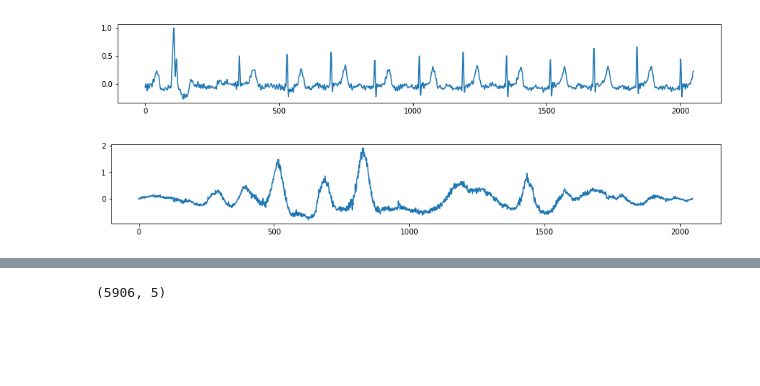
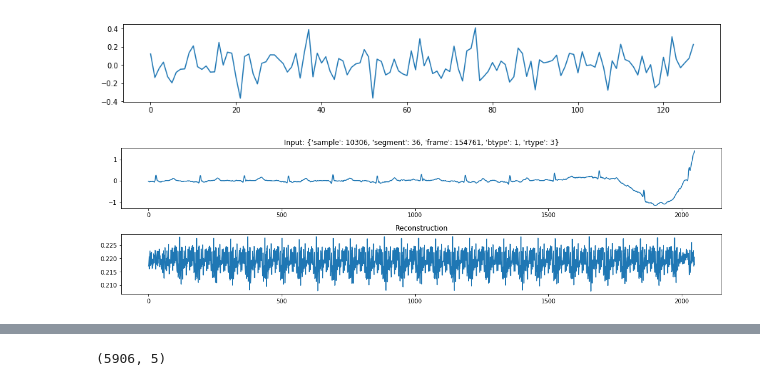
Before and after one commit to shawntan/icentia-ecg, a Jupyter notebook: notebooks/explore-embs.ipynb, the cells around one changed output, grey strips where cells are left out. Drawn from its saved outputs; the diff is of its cells as text; code cells hidden in the pictures; blank space fills up the shorter version.

```diff
--- a/explore-embs.ipynb
+++ b/notebooks/explore-embs.ipynb
@@ -19,17 +17,24 @@ indata = data_raw.values[7]
-# %%
-plt.figure(figsize=(15,2))
-plt.plot(indata);
-# %% [output]
-[figure, removed]
 # %%
+_id = 1000
+indata = data_raw.values[_id]
+inlabels = labels.iloc[_id]
 ae = encoders.convautoencoder()
 emb = ae.encode(indata)
 recon = ae.decode(emb)
 # %%
 plt.figure(figsize=(15,2))
 plt.plot(emb);
+# %% [output]
+[figure, added]
-# %%
-plt.figure(figsize=(15,2))
-plt.plot(recon[0][0]);
-# %% [output]
-[figure, removed]
+# %%
+height = 3; width=1;
+plt.figure(figsize=(15,6))
+plt.subplot(height, width, 1)
+plt.plot(indata);
+plt.title("Input: {}".format(dict(inlabels)))
+plt.subplot(height, width, 2)
+plt.plot(recon[0][0]);
+plt.title("Reconstruction");
+plt.tight_layout()
+# %% [output]
+[figure, added]
```
Also changed, not shown: parts of 3 cells of this notebook, 6 other files.
